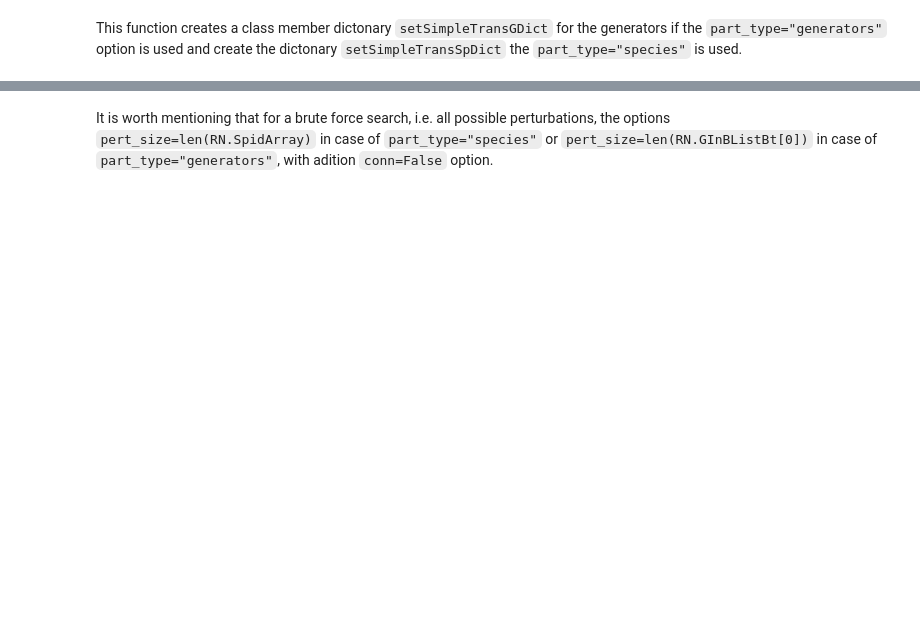
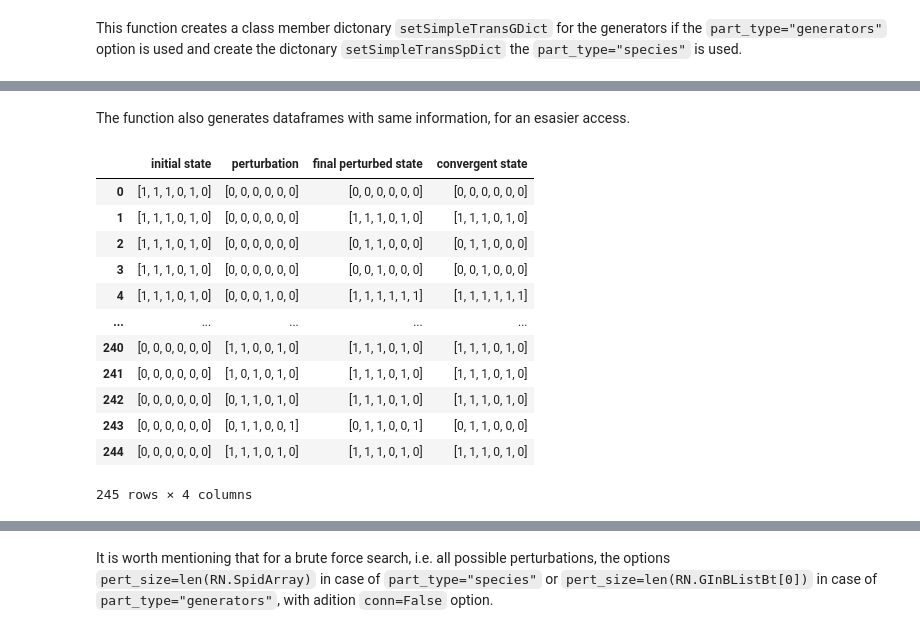
Before and after one commit to pmaldona/pyRN, a Jupyter notebook: notebooks/Simple Transitions Calculation.ipynb, the cells around one changed output, grey strips where cells are left out. Saved outputs shown, nothing was run; the diff lists cells and outputs as text; code cells hidden in the pictures; blank space fills up the shorter version.

Commit message:
Added  load & save option as pikle file. Bug correction for generator bitset of species bitset function. Added dataframe for Simple Transitions.

```diff
--- a/notebooks/Simple Transitions Calculation.ipynb
+++ b/notebooks/Simple Transitions Calculation.ipynb
@@ -87,0 +88,18 @@ RN.SimpleTransSpDict
+# %% [markdown]
+The function also generates dataframes with same information, for an esasier access.
+# %%
+RN.SimpleTransGDf
+# %% [output]
+|  | initial state | perturbation | final perturbed state | convergent state |
+| 0 | [1, 1, 1, 0, 1, 0] | [0, 0, 0, 0, 0, 0] | [0, 0, 0, 0, 0, 0] | [0, 0, 0, 0, 0, 0] |
+| 1 | [1, 1, 1, 0, 1, 0] | [0, 0, 0, 0, 0, 0] | [1, 1, 1, 0, 1, 0] | [1, 1, 1, 0, 1, 0] |
+| 2 | [1, 1, 1, 0, 1, 0] | [0, 0, 0, 0, 0, 0] | [0, 1, 1, 0, 0, 0] | [0, 1, 1, 0, 0, 0] |
+| 3 | [1, 1, 1, 0, 1, 0] | [0, 0, 0, 0, 0, 0] | [0, 0, 1, 0, 0, 0] | [0, 0, 1, 0, 0, 0] |
+| 4 | [1, 1, 1, 0, 1, 0] | [0, 0, 0, 1, 0, 0] | [1, 1, 1, 1, 1, 1] | [1, 1, 1, 1, 1, 1] |
+| ... | ... | ... | ... | ... |
+| 240 | [0, 0, 0, 0, 0, 0] | [1, 1, 0, 0, 1, 0] | [1, 1, 1, 0, 1, 0] | [1, 1, 1, 0, 1, 0] |
+| 241 | [0, 0, 0, 0, 0, 0] | [1, 0, 1, 0, 1, 0] | [1, 1, 1, 0, 1, 0] | [1, 1, 1, 0, 1, 0] |
+| 242 | [0, 0, 0, 0, 0, 0] | [0, 1, 1, 0, 1, 0] | [1, 1, 1, 0, 1, 0] | [1, 1, 1, 0, 1, 0] |
+| 243 | [0, 0, 0, 0, 0, 0] | [0, 1, 1, 0, 0, 1] | [0, 1, 1, 0, 0, 1] | [0, 1, 1, 0, 0, 0] |
+| 244 | [0, 0, 0, 0, 0, 0] | [1, 1, 1, 0, 1, 0] | [1, 1, 1, 0, 1, 0] | [1, 1, 1, 0, 1, 0] |
+245 rows × 4 columns
```
Also changed, not shown: parts of 5 cells of this notebook, 6 other files.
